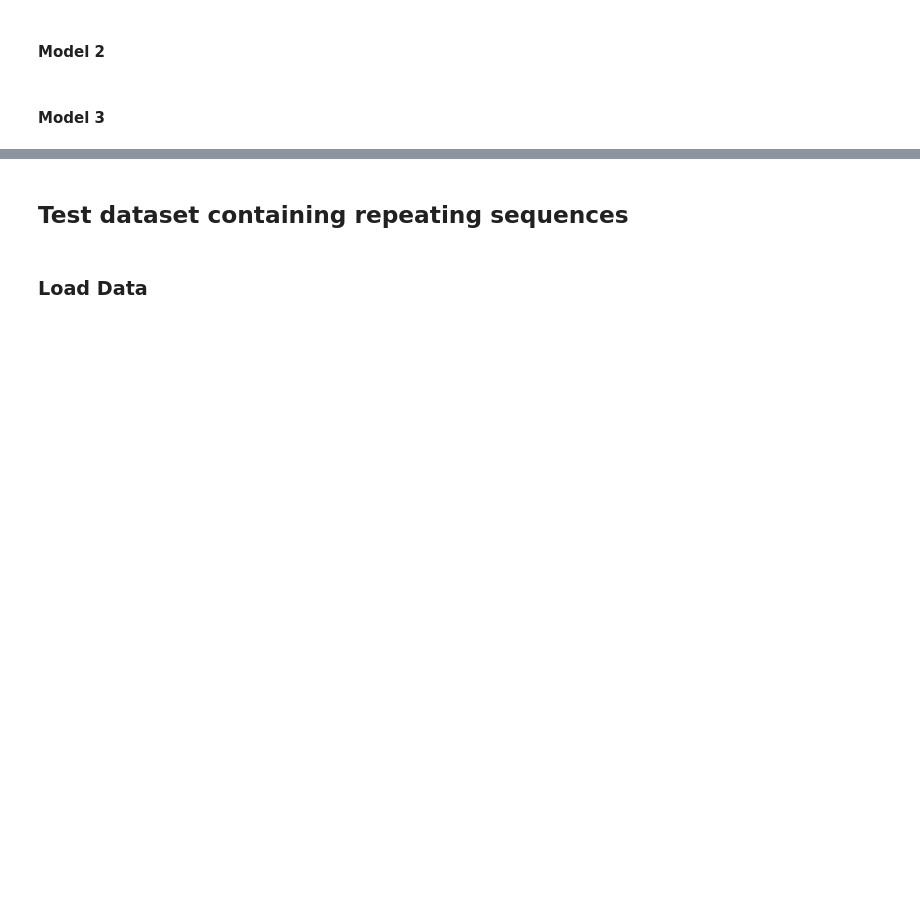
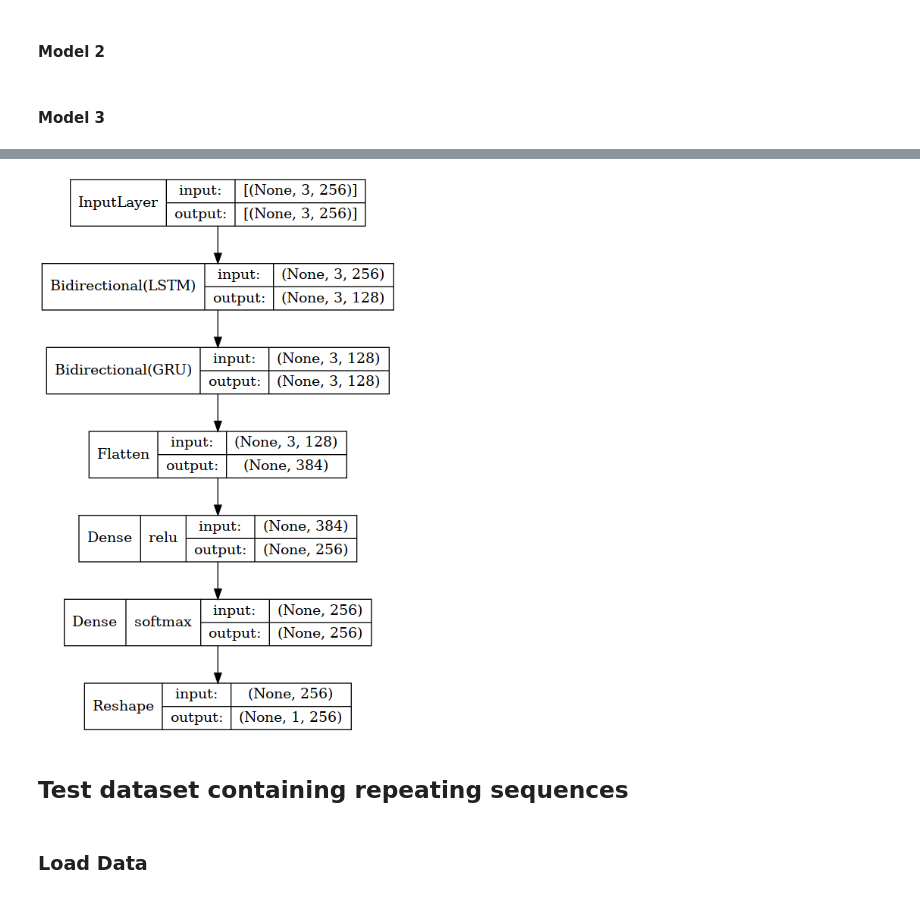
Before and after one commit to Weliras/Data-compression-and-neural-networks, a Jupyter notebook: SemestralProject.ipynb, the cells around one changed output, grey strips where cells are left out. Drawn from its saved outputs; the diff is of its cells as text; code cells hidden in the pictures; blank space fills up the shorter version.

```diff
--- a/SemestralProject.ipynb
+++ b/SemestralProject.ipynb
@@ -637,3 +642,7 @@ def create_recurrent_model_3(optimizer=tf.keras.optimizers.RMSprop()):
                         metrics=[tf.keras.metrics.CategoricalAccuracy()])
 
     return recurrent_model_3
+# %%
+m = create_recurrent_model_0()
+tf.keras.utils.plot_model(m, to_file=r"./recurrent_model_0.png", show_shapes=True, show_layer_activations=True, show_layer_names=False)
+# %% [output]
@@ -640,3 +655,4 @@ def create_recurrent_model_3(optimizer=tf.keras.optimizers.RMSprop()):
+[figure, added]
 # %% [markdown]
 ## Test dataset containing repeating sequences
 # %% [markdown]
```
Also changed, not shown: parts of 5 cells of this notebook, 1 other file.
